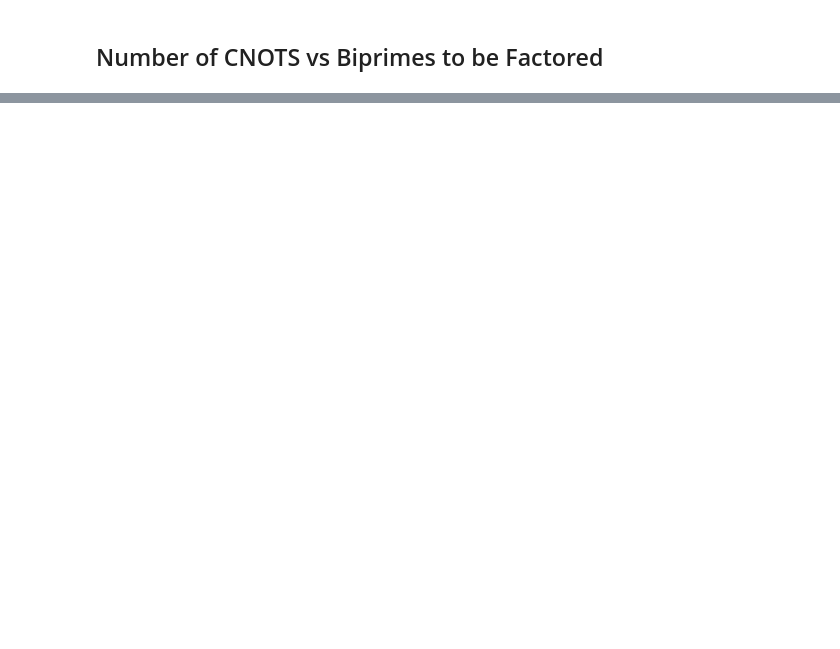
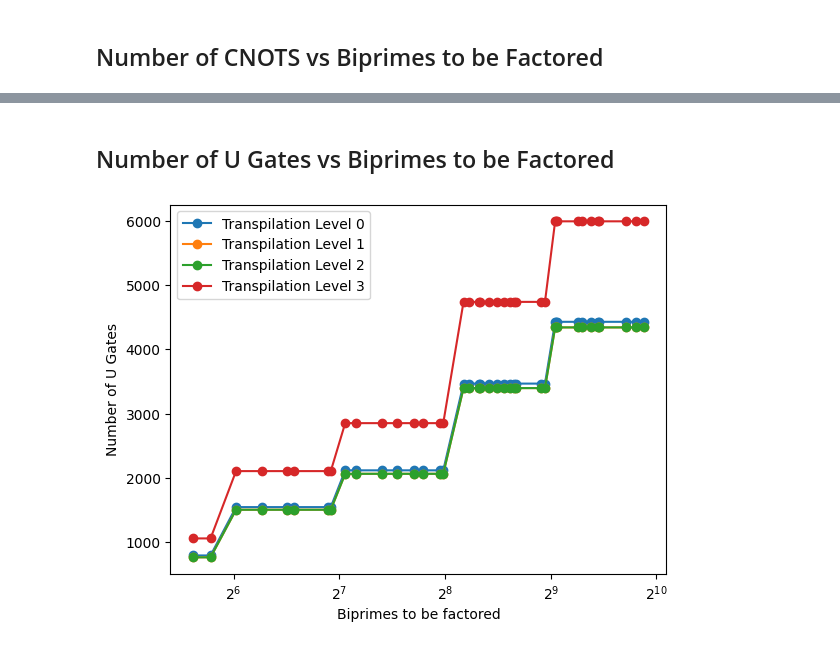
Before and after one commit to Mostafa-Atallah2020/func-qaoa-factorization, a Jupyter notebook: Mostafa and Ludmilla/QAOA circuit parameters for VQF.ipynb, the cells around one changed output, grey strips where cells are left out. Drawn from its saved outputs; the diff is of its cells as text; code cells hidden in the pictures; blank space fills up the shorter version.

```diff
--- a/Mostafa and Ludmilla/QAOA circuit parameters for VQF.ipynb
+++ b/Mostafa and Ludmilla/QAOA circuit parameters for VQF.ipynb
@@ -103,0 +121,21 @@ plt.show()
+# %% [markdown]
+## Number of U Gates vs Biprimes to be Factored
+# %%
+plot_name = f"./qaoa_plots/qaoa_n_u3_max_power_{max_pow}_plot.png"
+fig = plt.figure()
+ax = fig.add_subplot(1, 1, 1)
+
+ax.plot(m, n_u3_0, marker="o", label="Transpilation Level 0")
+ax.plot(m, n_u3_1, marker="o", label="Transpilation Level 1")
+ax.plot(m, n_u3_2, marker="o", label="Transpilation Level 2")
+ax.plot(m, n_u3_3, marker="o", label="Transpilation Level 3")
+
+ax.set_ylabel("Number of U Gates")
+ax.set_xlabel("Biprimes to be factored")
+ax.set_xscale("log", base=2)
+
+plt.legend()
+plt.savefig(plot_name)
+plt.show()
+# %% [output]
+[figure, added]
```
Also changed, not shown: parts of 6 cells of this notebook, 17 other files.
